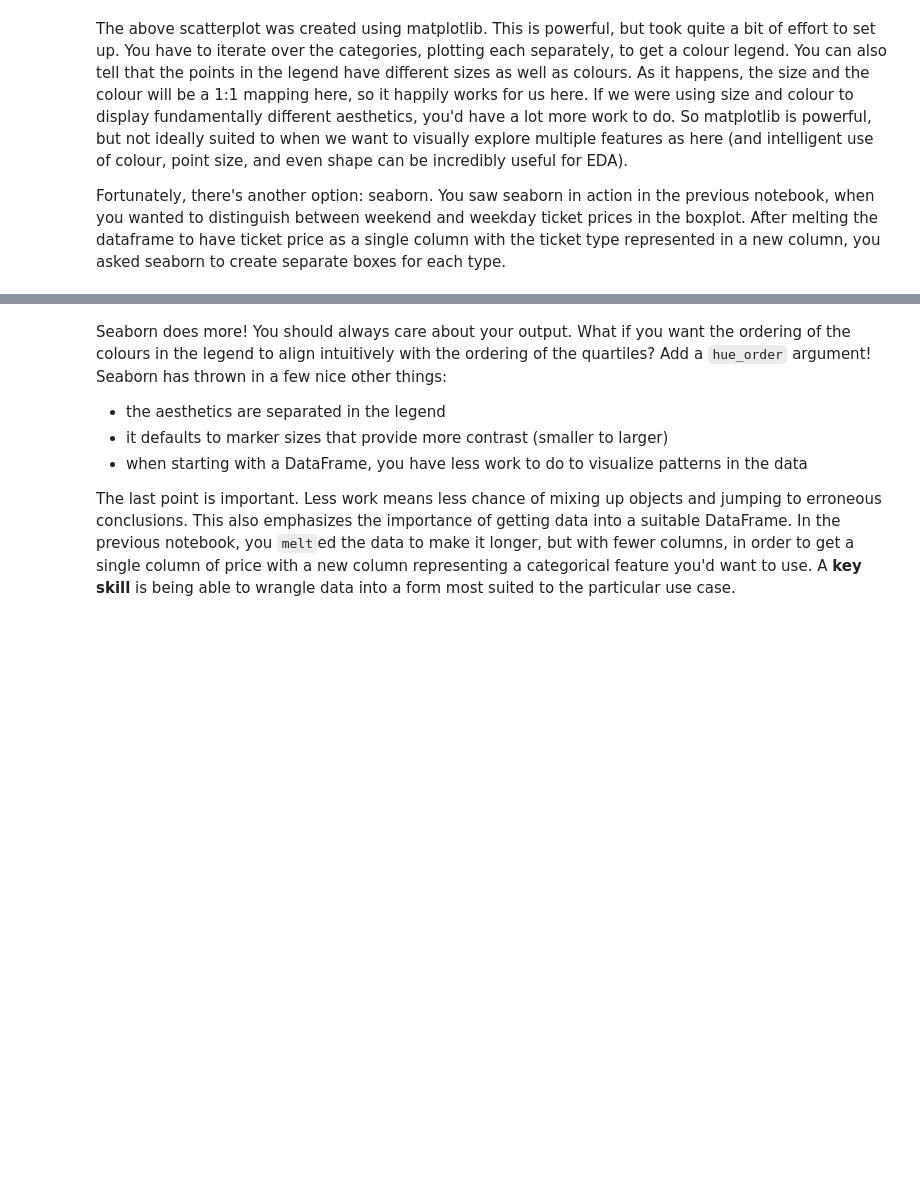
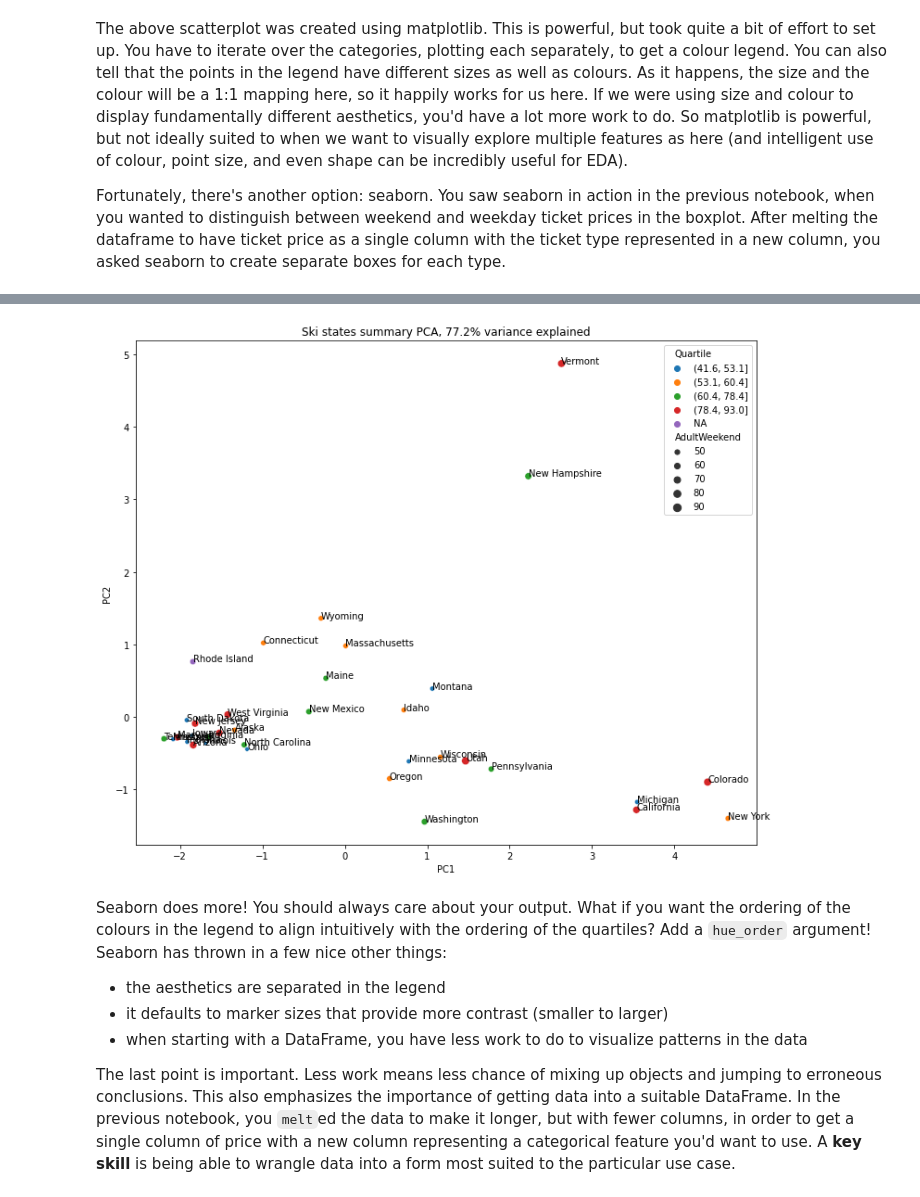
Before and after one commit to iban121/Springboard, a Jupyter notebook: DataScienceGuidedCapstone/Notebooks/03_exploratory_data_analysis.ipynb, the cells around one changed output, grey strips where cells are left out. Drawn from its saved outputs; the diff is of its cells as text; code cells hidden in the pictures; blank space fills up the shorter version.

```diff
--- a/DataScienceGuidedCapstone/Notebooks/03_exploratory_data_analysis.ipynb
+++ b/DataScienceGuidedCapstone/Notebooks/03_exploratory_data_analysis.ipynb
@@ -548,3 +664,17 @@ plt.title(f'Ski states summary PCA, {pc_var:.1f}% variance explained');
+# %%
+x = pca_df.PC1
+y = pca_df.PC2
+state = pca_df.index
+plt.subplots(figsize=(12, 10))
+# Note the argument below to make sure we get the colours in the ascending
+# order we intuitively expect!
+sns.scatterplot(x='PC1', y='PC2', size='AdultWeekend', hue='Quartile', data=pca_df)
+#and we can still annotate with the state labels
+for s, x, y in zip(state, x, y):
+    plt.annotate(s, (x, y))
+plt.title(f'Ski states summary PCA, {pc_var:.1f}% variance explained');
+# %% [output]
+[figure, added]
 # %% [markdown]
 Seaborn does more! You should always care about your output. What if you want the ordering of the colours in the legend to align intuitively with the ordering of the quartiles? Add a `hue_order` argument! Seaborn has thrown in a few nice other things:
 
```
Also changed, not shown: parts of 29 cells of this notebook.
